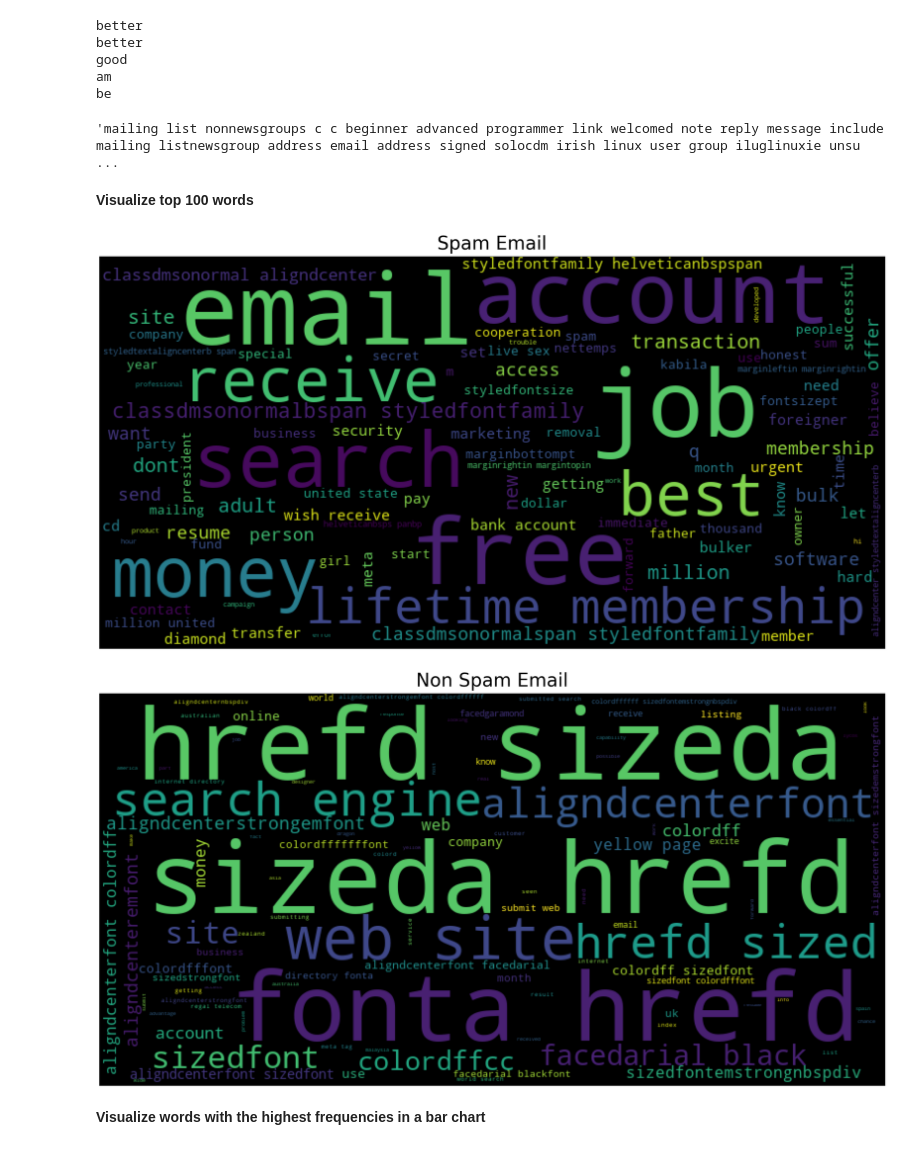
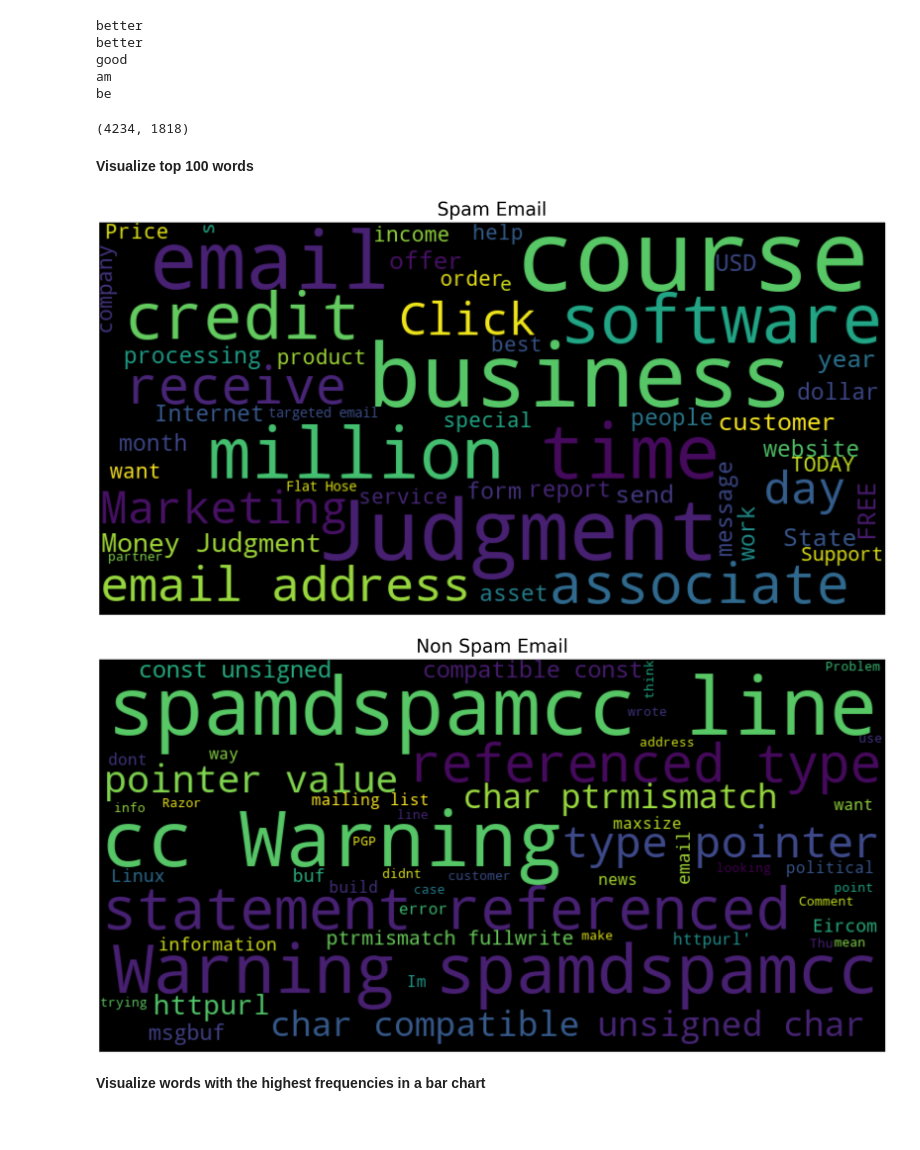
Before and after one commit to PeaceTwinkle/NMKHDL-spam, a Jupyter notebook: SpamMailClassificationProject_HuynhVanTuAn_207KD40106.ipynb, the cells around one changed output. Cells and saved outputs as stored; diff of their text form; code cells hidden in the pictures.

Commit message:
Remove html tags, redraw graphs refit tfidvectorizer, retrain models

```diff
--- a/SpamMailClassificationProject_HuynhVanTuAn_207KD40106.ipynb
+++ b/SpamMailClassificationProject_HuynhVanTuAn_207KD40106.ipynb
@@ -302,15 +369,18 @@ for mail in ham_train:
 # %%
 ham_test_clean =[]
 for mail in ham_test:
-    content = [clean_up_pipeline(part, i) for i, part in enumerate(mail)]
+    content=[remove_html(part) for part in mail]
+    content = [clean_up_pipeline(part, i) for i, part in enumerate(content)]
     ham_test_clean.append(" ".join(content))
 # %%
 spam_train_clean =[]
 for mail in spam_train:
-    content = [clean_up_pipeline(part, i) for i, part in enumerate(mail)]
+    content=[remove_html(part) for part in mail]
+    content = [clean_up_pipeline(part, i) for i, part in enumerate(content)]
     spam_train_clean.append(" ".join(content))
 # %%
 spam_test_clean =[]
 for mail in spam_test:
-    content = [clean_up_pipeline(part, i) for i, part in enumerate(mail)]
+    content=[remove_html(part) for part in mail]
+    content = [clean_up_pipeline(part, i) for i, part in enumerate(content)]
     spam_test_clean.append(" ".join(content))
@@ -413,19 +463,23 @@ x_test_clean = [clean_token_pipeline(mail) for mail in x_test]
 # %%
 x_train_tokenized = [" ".join(o) for o in x_train_clean]
 x_test_tokenized = [" ".join(o) for o in x_test_clean]
-# %%
-x_train_tokenized[0]
-# %% [output]
-'mailing list nonnewsgroups c c beginner advanced programmer link welcomed note reply message include mailing listnewsgroup address email address signed solocdm irish linux user group iluglinuxie unsu ...
+# %%
+len(x_train_tokenized), len(x_test_tokenized)
+# %% [output]
+(4234, 1818)
 # %% [markdown]
 **Visualize top 100 words**
 # %%
 from wordcloud import WordCloud, STOPWORDS
 # %%
 stopwords = set(STOPWORDS)
-more_stopwords = {'one', 'br', 'Po', 'th', 'sayi', 'fo', 'Unknown', 'td', 'tr', 'table', 'width', 'widthd', 'p', 'font', 'cellpadding', 'cellspacing', 'b', 'div'}
+more_stopwords = {'one', 'br', 'Po', 'th', 'sayi', 'fo', 'Unknown', 'td', 'tr', 'table',
+                  'width', 'widthd','height', 'heightd', 'borderd','src', 'p', 'font', 'cellpadding', 'cellspacing',
+                  'b', 'div', 'htmltag', 'httpurl', 'mv', 'href', 'sans', 'serif', 'facegeorgia', 'aligndcenter', 'cellspacingd',
+                 'facearial', 'helvetica', 'srcd', 'facems', 'bgcolord', 'altdtd', 'widthimg','strongfont', 'cellpaddingd',
+                 'widthatdtr', 'li', 'sizedb', 'tdtr', 'trtd', 'arial'}
 stopwords = stopwords.union(more_stopwords)
-def plot_wordcloud(text, mask=None, max_words=100, max_font_size=100, figure_size=(24.0,16.0),
+def plot_wordcloud(text, mask=None, max_words=50, max_font_size=100, figure_size=(24.0,16.0),
                    title = None, title_size=40, image_color=False):
     wordcloud = WordCloud(background_color='black',
                     stopwords = stopwords,
@@ -452,17 +506,18 @@ def plot_wordcloud(text, mask=None, max_words=100, max_font_size=100, figure_siz
 # %%
 # Create wordcloud for the training set
 spam_train_index = [i for i,o in enumerate(y_train) if o == 1]
-# non_spam_train_index = [i for i,o in enumerate(y_train) if o == 0]
+non_spam_train_index = [i for i,o in enumerate(y_train) if o == 0]
 spam_email = np.array(x_train_tokenized)[spam_train_index]
-non_spam_email = np.array(x_train_tokenized)[~np.array(spam_train_index)]
+# non_spam_email = np.array(x_train_tokenized)[~np.array(spam_train_index)]
 
 plot_wordcloud(spam_email,title = 'Spam Email')
 # %% [output]
-[figure, old version]
+[figure, new version]
 # %%
+non_spam_email=np.array(x_train_tokenized)[non_spam_train_index]
 plot_wordcloud(non_spam_email,title="Non Spam Email")
 # %% [output]
-[figure, old version]
+[figure, new version]
 # %% [markdown]
 **Visualize words with the highest frequencies in a bar chart**
 # %%
```
Also changed, not shown: parts of 28 cells of this notebook, 1 other file.
